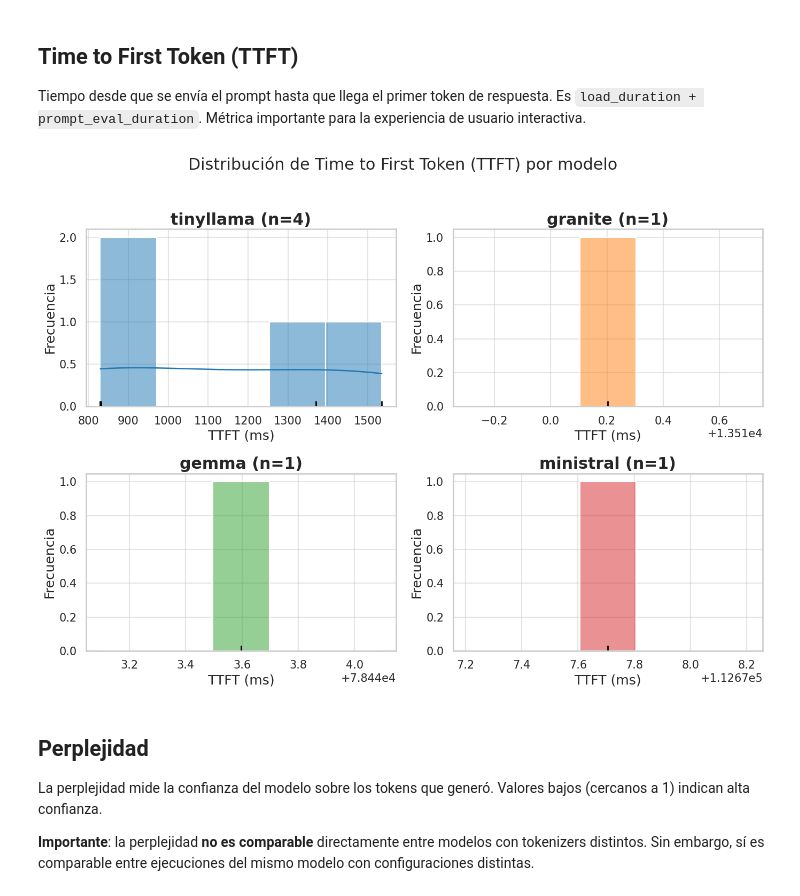
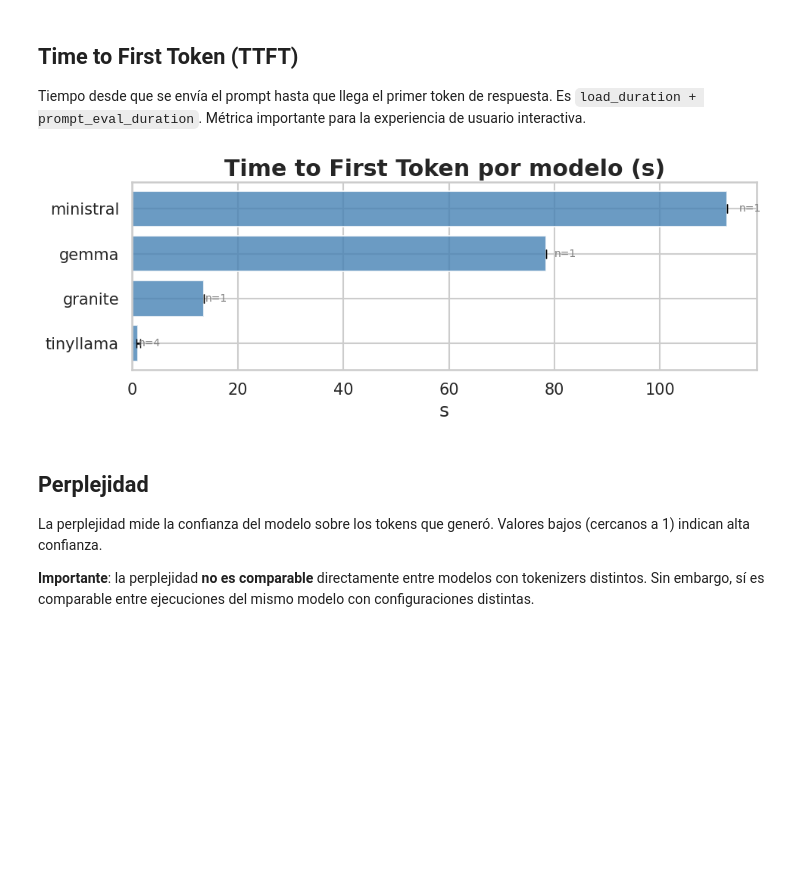
Before and after one commit to TFG-yisuscc/MonitorSystemVisualizer, a Jupyter notebook: notebooks/03_inferencia_metricas.ipynb, the cells around one changed output. Drawn from its saved outputs; the diff is of its cells as text; code cells hidden in the pictures; blank space fills up the shorter version.

```diff
--- a/notebooks/03_inferencia_metricas.ipynb
+++ b/notebooks/03_inferencia_metricas.ipynb
@@ -135,35 +202,13 @@ Tiempo desde que se envía el prompt hasta que llega el primer token
 de respuesta. Es `load_duration + prompt_eval_duration`. Métrica
 importante para la experiencia de usuario interactiva.
 # %%
-order_ttft = valid.groupby("model_label")["time_to_first_token_ms"].mean().sort_values().index.tolist()
-
-fig, axes = plt.subplots(2, 2, figsize=(14, 10), sharey=False)
-axes_flat = axes.flatten()
-
-for i, model in enumerate(order_ttft):
-    ax = axes_flat[i]
-    model_data = valid[valid["model_label"] == model]
-    sns.histplot(
-        data=model_data, x="time_to_first_token_ms",
-        bins=5, kde=True, ax=ax, color=f"C{i}",
-    )
-    ax.plot(
-        model_data["time_to_first_token_ms"],
-        [0] * len(model_data),
-        "|", color="black", markersize=15, markeredgewidth=2,
-    )
-    ax.set_title(f"{model} (n={len(model_data)})")
-    ax.set_xlabel("TTFT (ms)")
-    ax.set_ylabel("Frecuencia")
-
-for j in range(len(order_ttft), 4):
-    axes_flat[j].set_visible(False)
-
-fig.suptitle("Distribución de Time to First Token (TTFT) por modelo", y=1.02)
-fig.tight_layout()
-plt.show()
+_plot_metric(valid, "time_to_first_token_ms",
+             ylabel="TTFT",
+             title="Time to First Token por modelo",
+             unit_divisor=1000,
+             unit_label="s")
 # %% [output]
-[figure, old version]
+[figure, new version]
 # %% [markdown]
 ## Perplejidad
 
```
Also changed, not shown: parts of 4 cells of this notebook, 10 other files.
